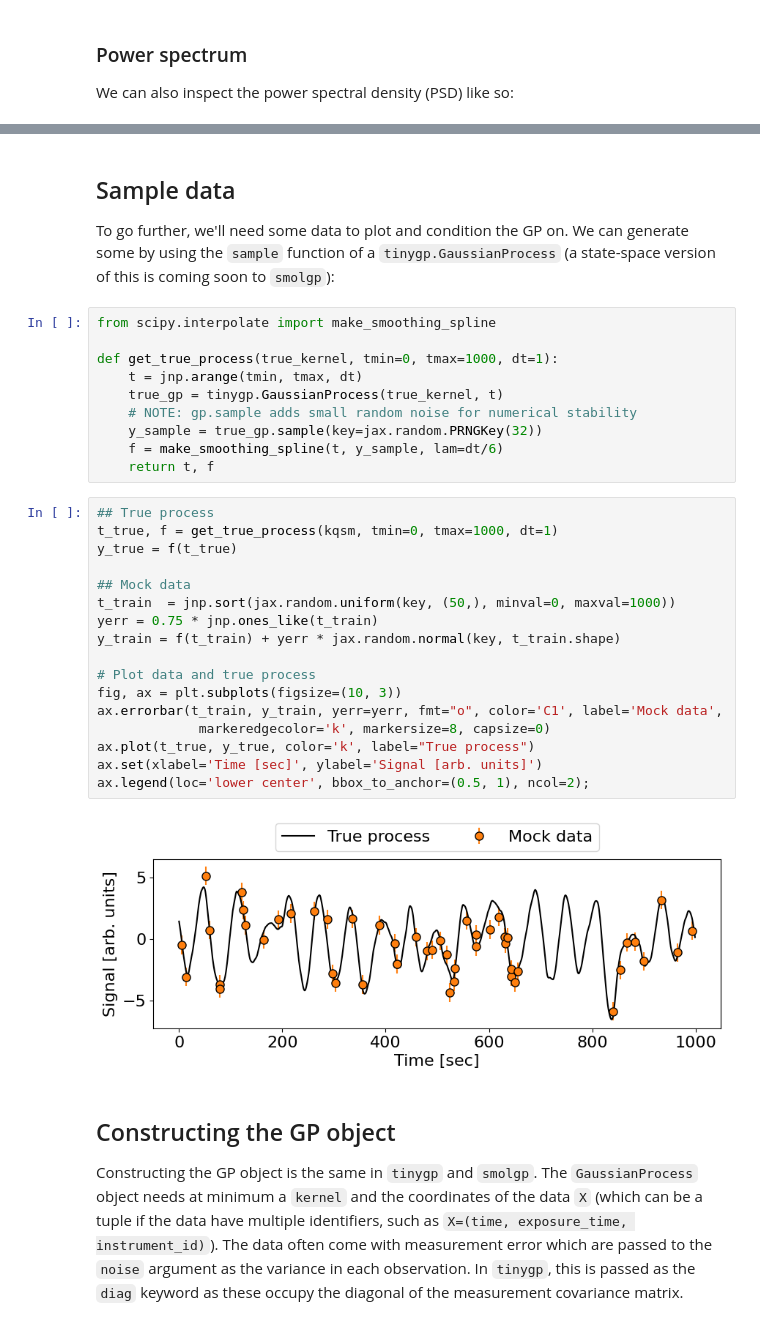
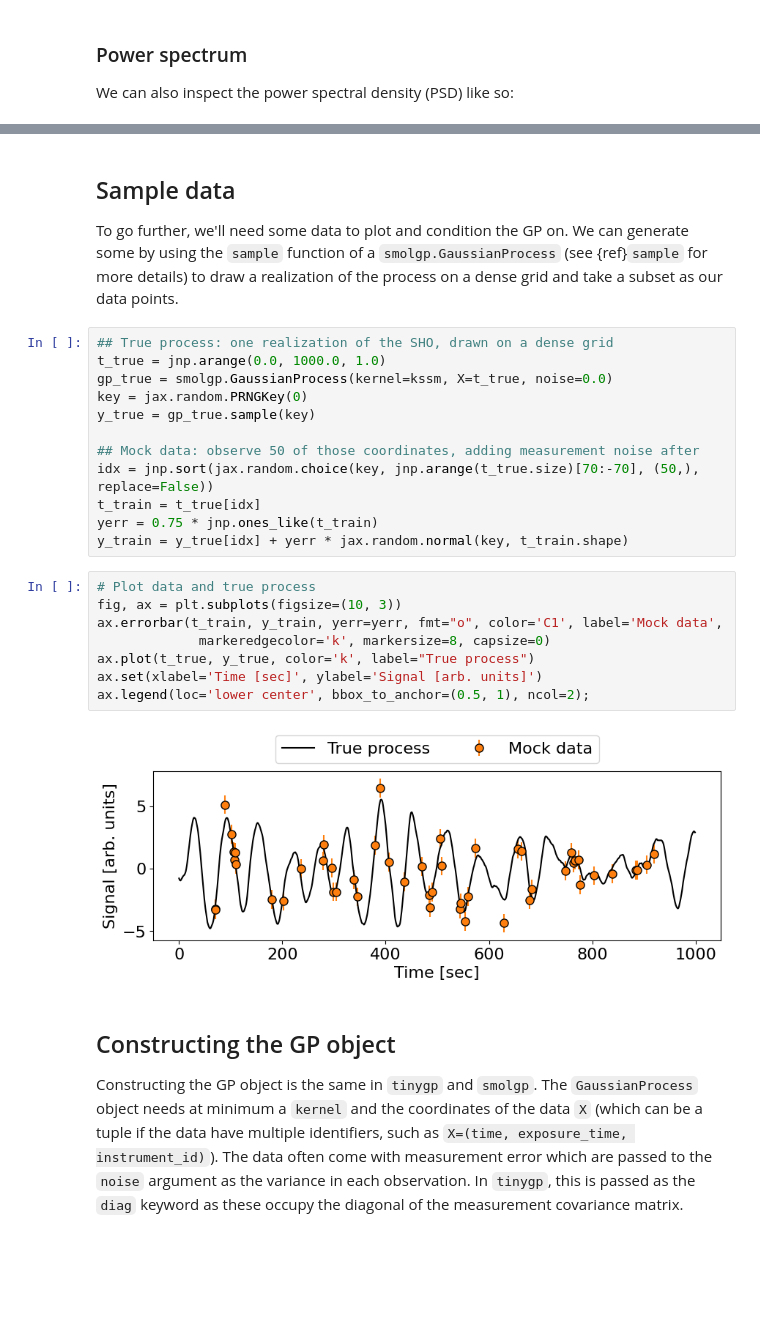
Before and after one commit to smolgp-dev/smolgp, a Jupyter notebook: docs/tutorials/quickstart.ipynb, the cells around one changed output, grey strips where cells are left out. Cells and saved outputs as stored; diff of their text form; blank space fills up the shorter version.

Commit message:
Use our own sample algorithm to make mock data

```diff
--- a/docs/tutorials/quickstart.ipynb
+++ b/docs/tutorials/quickstart.ipynb
@@ -85,36 +84,29 @@ ax.set(xlabel=r'$\omega$', ylabel=r'$S(\omega)$');
 # %% [markdown]
 ## Sample data
 
-To go further, we'll need some data to plot and condition the GP on. We can generate some by using the `sample` function of a `tinygp.GaussianProcess` (a state-space version of this is coming soon to `smolgp`):
+To go further, we'll need some data to plot and condition the GP on. We can generate some by using the `sample` function of a `smolgp.GaussianProcess` (see {ref}`sample` for more details) to draw a realization of the process on a dense grid and take a subset as our data points.
 # %%
-from scipy.interpolate import make_smoothing_spline
+## True process: one realization of the SHO, drawn on a dense grid
+t_true = jnp.arange(0.0, 1000.0, 1.0)
+gp_true = smolgp.GaussianProcess(kernel=kssm, X=t_true, noise=0.0)
+key = jax.random.PRNGKey(0)
+y_true = gp_true.sample(key)
 
-def get_true_process(true_kernel, tmin=0, tmax=1000, dt=1):
-    t = jnp.arange(tmin, tmax, dt)
-    true_gp = tinygp.GaussianProcess(true_kernel, t)
-    # NOTE: gp.sample adds small random noise for numerical stability
-    y_sample = true_gp.sample(key=jax.random.PRNGKey(32))
-    f = make_smoothing_spline(t, y_sample, lam=dt/6)
-    return t, f
+## Mock data: observe 50 of those coordinates, adding measurement noise after
+idx = jnp.sort(jax.random.choice(key, jnp.arange(t_true.size)[70:-70], (50,), replace=False))
+t_train = t_true[idx]
+yerr = 0.75 * jnp.ones_like(t_train)
+y_train = y_true[idx] + yerr * jax.random.normal(key, t_train.shape)
 # %%
-## True process
-t_true, f = get_true_process(kqsm, tmin=0, tmax=1000, dt=1)
-y_true = f(t_true)
-
-## Mock data
-t_train  = jnp.sort(jax.random.uniform(key, (50,), minval=0, maxval=1000))
-yerr = 0.75 * jnp.ones_like(t_train)
-y_train = f(t_train) + yerr * jax.random.normal(key, t_train.shape)
-
 # Plot data and true process
 fig, ax = plt.subplots(figsize=(10, 3))
 ax.errorbar(t_train, y_train, yerr=yerr, fmt="o", color='C1', label='Mock data',
              markeredgecolor='k', markersize=8, capsize=0)
 ax.plot(t_true, y_true, color='k', label="True process")
 ax.set(xlabel='Time [sec]', ylabel='Signal [arb. units]')
 ax.legend(loc='lower center', bbox_to_anchor=(0.5, 1), ncol=2);
 # %% [output]
-[figure, old version]
+[figure, new version]
 # %% [markdown]
 ## Constructing the GP object
 
```
Also changed, not shown: parts of 7 cells of this notebook.
